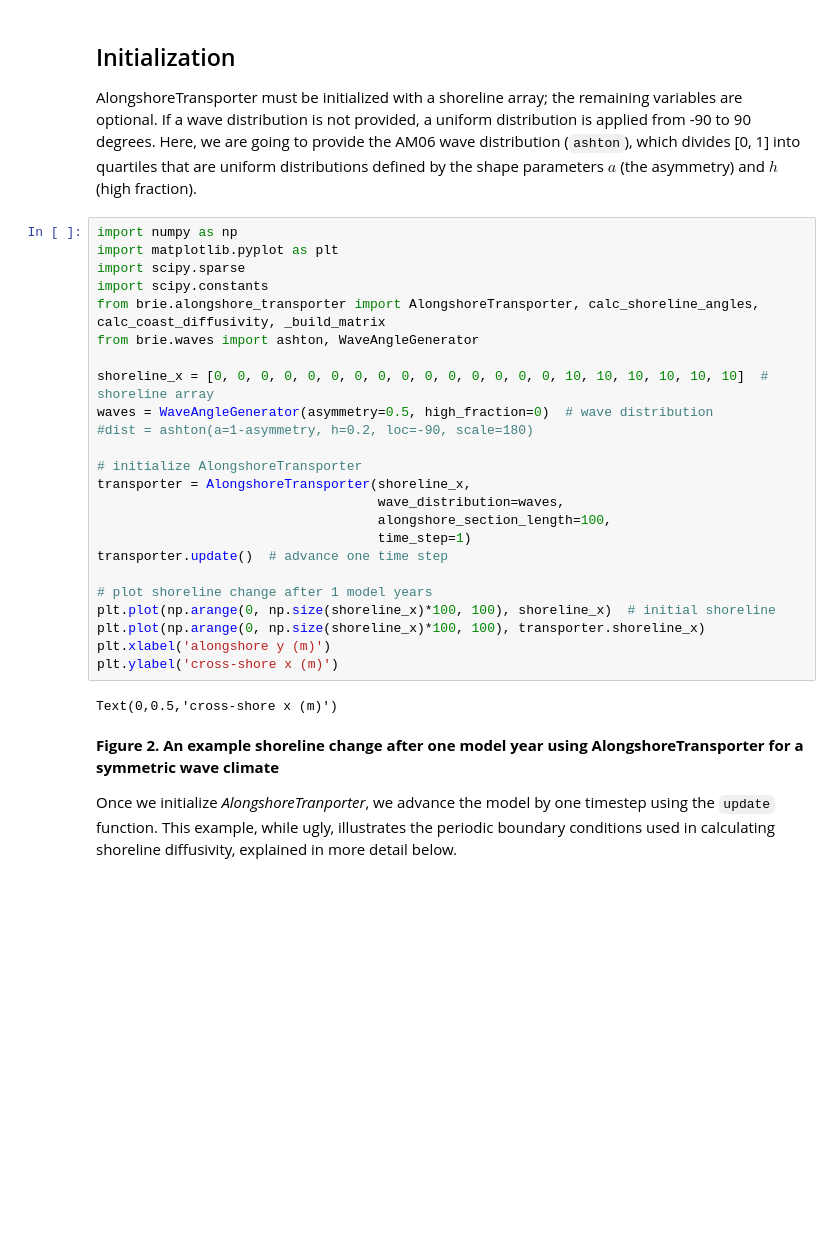
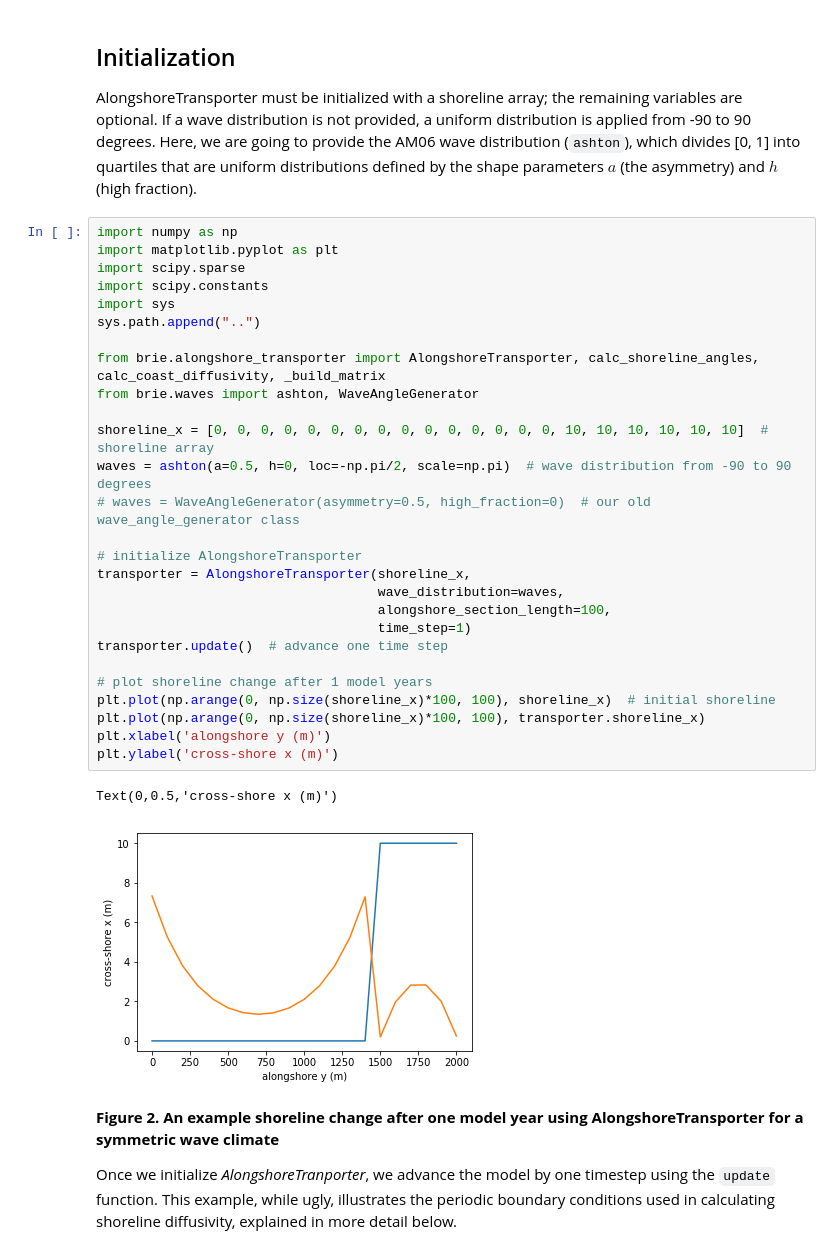
Before and after one commit to UNC-CECL/brie, a Jupyter notebook: notebooks/AlongshoreTransporter.ipynb, the cells around one changed output. Cells and saved outputs as stored; diff of their text form; blank space fills up the shorter version.

```diff
--- a/AlongshoreTransporter.ipynb
+++ b/notebooks/AlongshoreTransporter.ipynb
@@ -13,29 +13,33 @@ AlongshoreTransporter must be initialized with a shoreline array; the remaining
 # %%
 import numpy as np
 import matplotlib.pyplot as plt
 import scipy.sparse
 import scipy.constants
+import sys
+sys.path.append("..")
+
 from brie.alongshore_transporter import AlongshoreTransporter, calc_shoreline_angles, calc_coast_diffusivity, _build_matrix
 from brie.waves import ashton, WaveAngleGenerator
 
 shoreline_x = [0, 0, 0, 0, 0, 0, 0, 0, 0, 0, 0, 0, 0, 0, 0, 10, 10, 10, 10, 10, 10]  # shoreline array
-waves = WaveAngleGenerator(asymmetry=0.5, high_fraction=0)  # wave distribution
-#dist = ashton(a=1-asymmetry, h=0.2, loc=-90, scale=180)
+waves = ashton(a=0.5, h=0, loc=-np.pi/2, scale=np.pi)  # wave distribution from -90 to 90 degrees
+# waves = WaveAngleGenerator(asymmetry=0.5, high_fraction=0)  # our old wave_angle_generator class
 
 # initialize AlongshoreTransporter
 transporter = AlongshoreTransporter(shoreline_x,
                                     wave_distribution=waves,
                                     alongshore_section_length=100,
                                     time_step=1)
 transporter.update()  # advance one time step
 
 # plot shoreline change after 1 model years
 plt.plot(np.arange(0, np.size(shoreline_x)*100, 100), shoreline_x)  # initial shoreline
 plt.plot(np.arange(0, np.size(shoreline_x)*100, 100), transporter.shoreline_x)
 plt.xlabel('alongshore y (m)')
 plt.ylabel('cross-shore x (m)')
 # %% [output]
 Text(0,0.5,'cross-shore x (m)')
+[figure, added]
 # %% [markdown]
 **Figure 2. An example shoreline change after one model year using AlongshoreTransporter for a symmetric wave climate**
 
```
Also changed, not shown: parts of 5 cells of this notebook, 6 other files.
